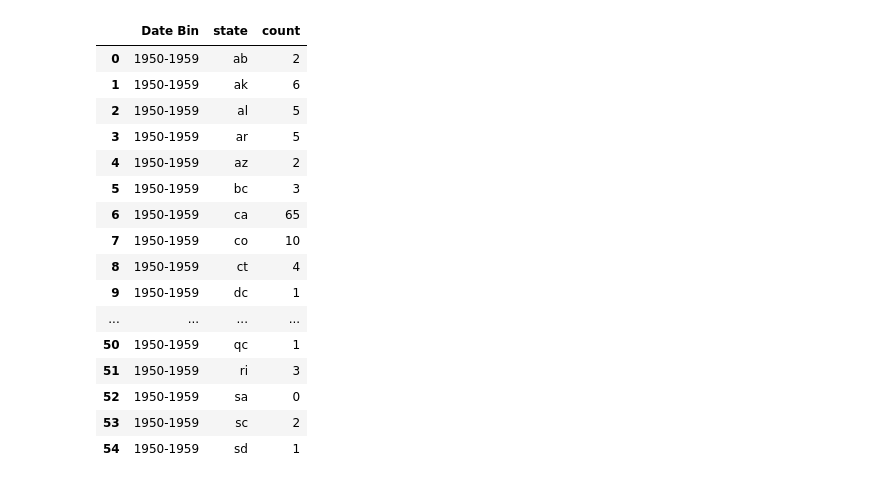
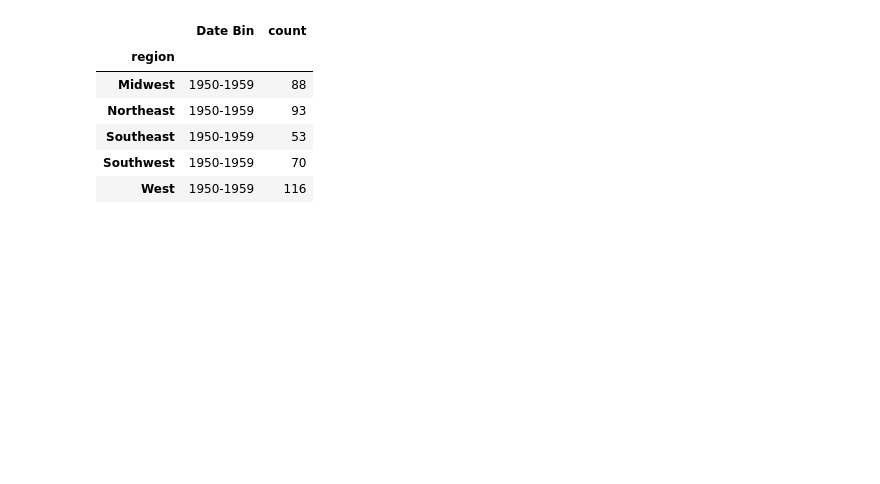
Before and after one commit to pha-drus/Project-1, a Jupyter notebook: Belle's UFO Branch.ipynb, the cells around one changed output. Saved outputs shown, nothing was run; the diff lists cells and outputs as text; code cells hidden in the pictures; blank space fills up the shorter version.

```diff
--- a/Belle's UFO Branch.ipynb
+++ b/Belle's UFO Branch.ipynb
@@ -21,18 +22,20 @@ This csv has 80332 rows and 11 columns
 # %%
 #split datetime into date and time and move them to the front of the df
 
-ufo_df[['date', 'time']] = ufo_df.datetime.str.split(' ', expand=True)
+ufo_df2[['date', 'time']] = ufo_df2.datetime.str.split(' ', expand=True)
 
-ufo_df['date'] = pd.to_datetime(ufo_df.date, infer_datetime_format = True)
-display(ufo_df.head())
+#ufo_df2['date'] = pd.to_datetime(ufo_df2.date, infer_datetime_format = True)
+#display(ufo_df2.head())
 
-first_column = ufo_df.pop('time')
-ufo_df.insert(0, 'time', first_column)
+first_column = ufo_df2.pop('time')
+ufo_df2.insert(0, 'time', first_column)
 
-first_column = ufo_df.pop('date')
-ufo_df.insert(0, 'date', first_column)
+first_column = ufo_df2.pop('date')
+ufo_df2.insert(0, 'date', first_column)
 
-ufo_df.pop('datetime')
+ufo_df2.pop('datetime')
 
-ufo_df.head()
+
+
+ufo_df2.head()
 # %% [output]
@@ -50,0 +48,5 @@ ufo_df.head()
+# %%
+ufo_df2['datetime64'] = pd.to_datetime(ufo_df2.date, infer_datetime_format = True)
+display(ufo_df2.head())
+
+ufo_df2.sort_values(by=['datetime64'])
@@ -51,6 +73,12 @@ ufo_df.head()
 # %%
 #convert 'duration' column from object to float64
 
-ufo_df.rename(columns = {'duration (seconds)':'duration_sec'}, inplace = True)
+ufo_df2.rename(columns = {'duration (seconds)':'duration_sec'}, inplace = True)
 
-ufo_df["duration_sec"] = pd.to_numeric(ufo_df.duration_sec, errors='coerce')
+ufo_df2["duration_sec"] = pd.to_numeric(ufo_df2.duration_sec, errors='coerce')
+
+ufo_df2['year'] = pd.DatetimeIndex(ufo_df2['datetime64']).year
+ufo_df2['month'] = pd.DatetimeIndex(ufo_df2['datetime64']).month
+ufo_df2['day'] = pd.DatetimeIndex(ufo_df2['datetime64']).day
+ufo_df2['weekday'] = pd.DatetimeIndex(ufo_df2['datetime64']).day_name()
+ufo_df2.head()
@@ -147,9 +177,9 @@ bins = [1940, 1959, 1969, 1979, 1989, 1999, 2009, 2015]
 
 labels = ['1950-1959', '1960-1969', '1970-1979', '1980-1989','1990-1999','2000-2009','2010-2015']
 
-ufo_df['Date Bin'] = pd.cut(ufo_df.date.dt.year, bins, labels=labels, right=False)
+ufo_df2['Date Bin'] = pd.cut(ufo_df2.year, bins, labels=labels, right=False)
 
-date_shape = ufo_df.groupby(['Date Bin']).size().reset_index(name='count')
+date_shape = ufo_df2.groupby(['Date Bin']).size().reset_index(name='count')
 date_shape
 # %% [output]
 |  | Date Bin | count |
@@ -188,29 +218,19 @@ plt.show()
 # %%
 bins = [1940, 1959, 1969, 1979, 1989, 1999, 2009, 2015]
 
 
 labels = ['1950-1959','1960-1969','1970-1979','1980-1989','1990-1999','2000-2009','2010-2015']
 
-ufo_df['Date Bin'] = pd.cut(ufo_df.date.dt.year, bins, labels=labels, right=False)
+ufo_df['Date Bin'] = pd.cut(ufo_df2.datetime64.dt.year, bins, labels=labels, right=False)
 
-date_shape = ufo_df.groupby(['Date Bin','state']).size().reset_index(name='count')
-date_shape.head(55)
+date_region = ufo_df2.groupby(['Date Bin','region']).size().reset_index(name='count').set_index('region')
+date_region.head()
 # %% [output]
-|  | Date Bin | state | count |
-| 0 | 1950-1959 | ab | 2 |
-| 1 | 1950-1959 | ak | 6 |
-| 2 | 1950-1959 | al | 5 |
-| 3 | 1950-1959 | ar | 5 |
-| 4 | 1950-1959 | az | 2 |
-| 5 | 1950-1959 | bc | 3 |
-| 6 | 1950-1959 | ca | 65 |
-| 7 | 1950-1959 | co | 10 |
-| 8 | 1950-1959 | ct | 4 |
-| 9 | 1950-1959 | dc | 1 |
-| ... | ... | ... | ... |
-| 50 | 1950-1959 | qc | 1 |
-| 51 | 1950-1959 | ri | 3 |
-| 52 | 1950-1959 | sa | 0 |
-| 53 | 1950-1959 | sc | 2 |
-| 54 | 1950-1959 | sd | 1 |
+|  | Date Bin | count |
+| region |  |  |
+| Midwest | 1950-1959 | 88 |
+| Northeast | 1950-1959 | 93 |
+| Southeast | 1950-1959 | 53 |
+| Southwest | 1950-1959 | 70 |
+| West | 1950-1959 | 116 |
 # %%
```
Also changed, not shown: parts of 25 cells of this notebook, 7 other files.
